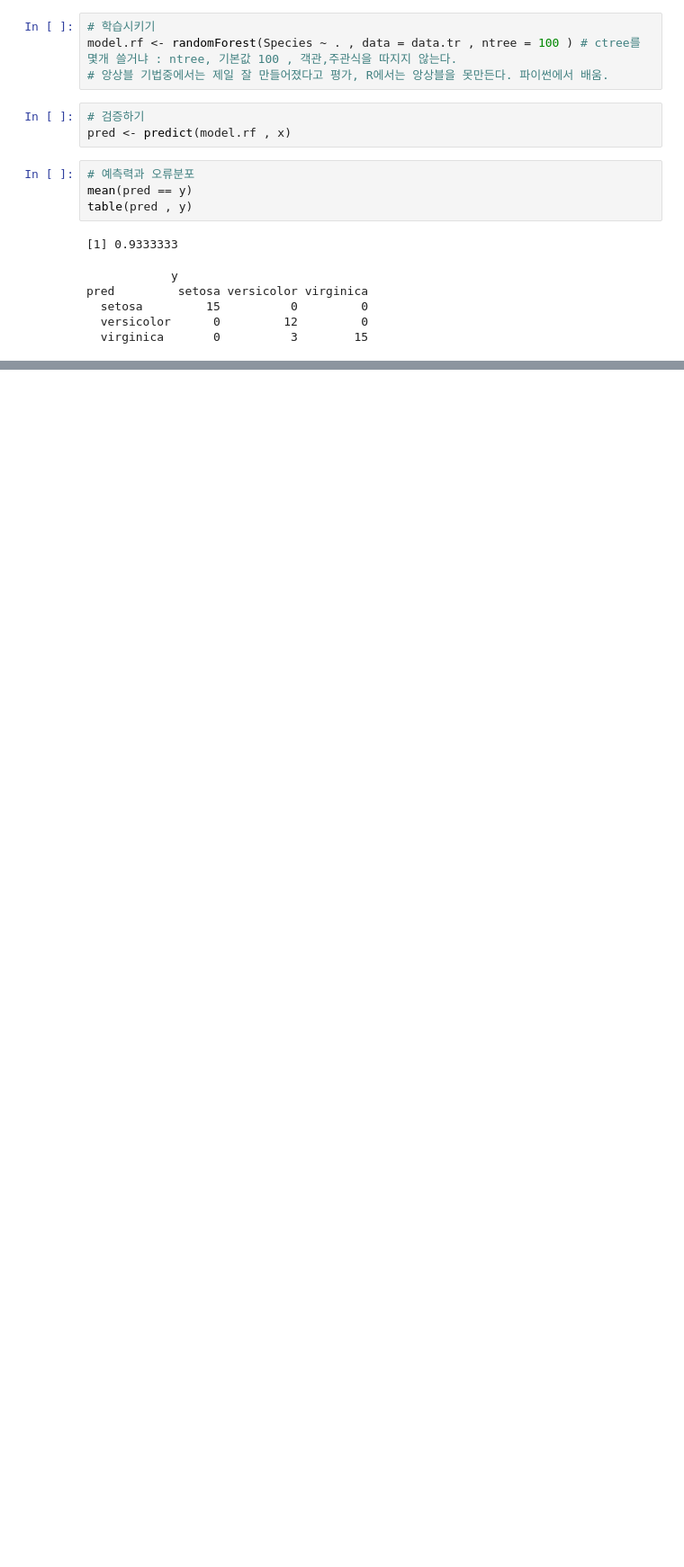
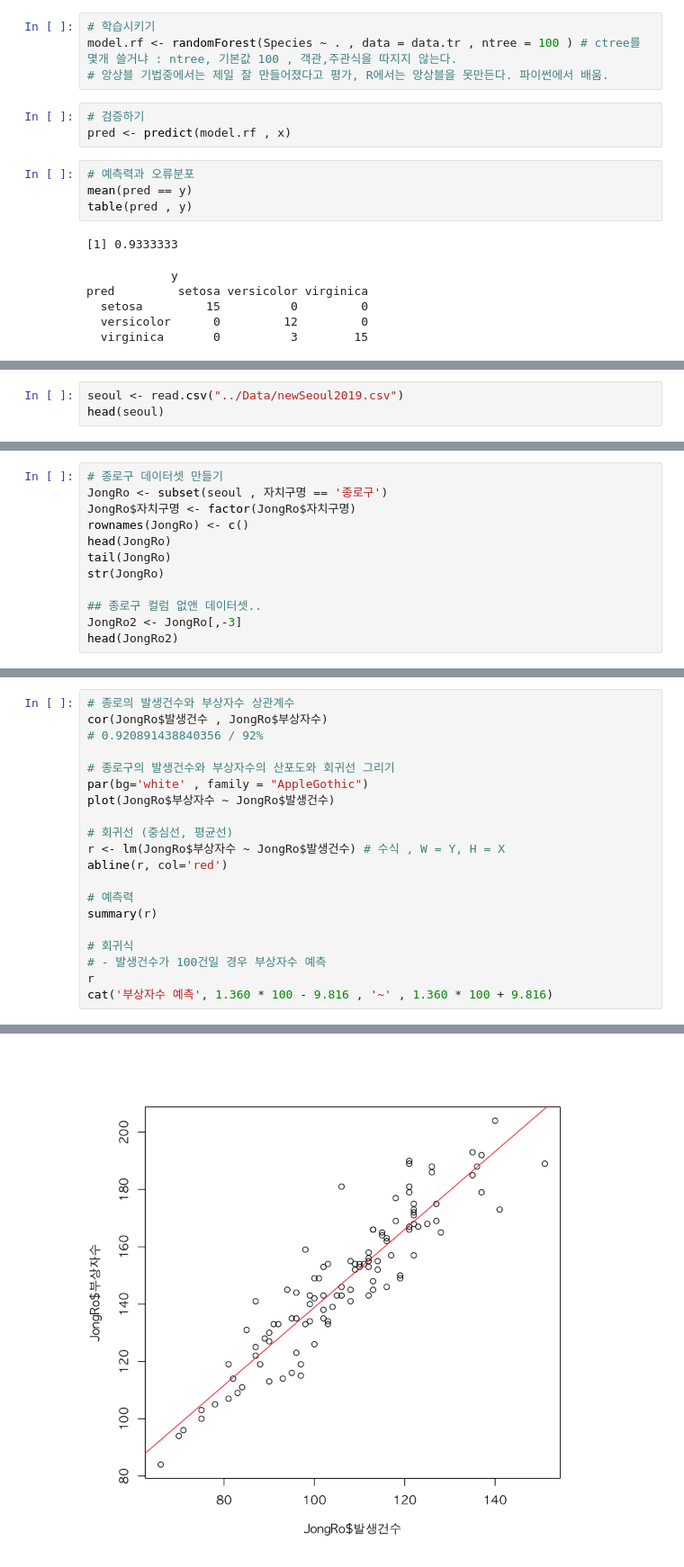
Before and after one commit to monargent0/TJRrrClass, a Jupyter notebook: 19. RandomForest.ipynb, the cells around one changed output, grey strips where cells are left out. Shown at 90% size. Cells and saved outputs as stored; diff of their text form; blank space fills up the shorter version.

```diff
--- a/19. RandomForest.ipynb
+++ b/19. RandomForest.ipynb
@@ -34,0 +39,3 @@ pred         setosa versicolor virginica
+# %%
+seoul <- read.csv("../Data/newSeoul2019.csv")
+head(seoul)
@@ -34,0 +50,12 @@ pred         setosa versicolor virginica
+# %%
+# 종로구 데이터셋 만들기
+JongRo <- subset(seoul , 자치구명 == '종로구')
+JongRo$자치구명 <- factor(JongRo$자치구명)
+rownames(JongRo) <- c()
+head(JongRo)
+tail(JongRo)
+str(JongRo)
+
+## 종로구 컬럼 없앤 데이터셋..
+JongRo2 <- JongRo[,-3]
+head(JongRo2)
@@ -34,0 +91,21 @@ pred         setosa versicolor virginica
+# %%
+# 종로의 발생건수와 부상자수 상관계수
+cor(JongRo$발생건수 , JongRo$부상자수)
+# 0.920891438840356 / 92%
+
+# 종로구의 발생건수와 부상자수의 산포도와 회귀선 그리기
+par(bg='white' , family = "AppleGothic")
+plot(JongRo$부상자수 ~ JongRo$발생건수)
+
+# 회귀선 (중심선, 평균선)
+r <- lm(JongRo$부상자수 ~ JongRo$발생건수) # 수식 , W = Y, H = X
+abline(r, col='red')
+
+# 예측력
+summary(r)
+
+# 회귀식
+# - 발생건수가 100건일 경우 부상자수 예측
+r
+cat('부상자수 예측', 1.360 * 100 - 9.816 , '~' , 1.360 * 100 + 9.816)
+# %% [output]
@@ -34,0 +137 @@ pred         setosa versicolor virginica
+[figure, added]
```
Also changed, not shown: parts of 8 cells of this notebook.
